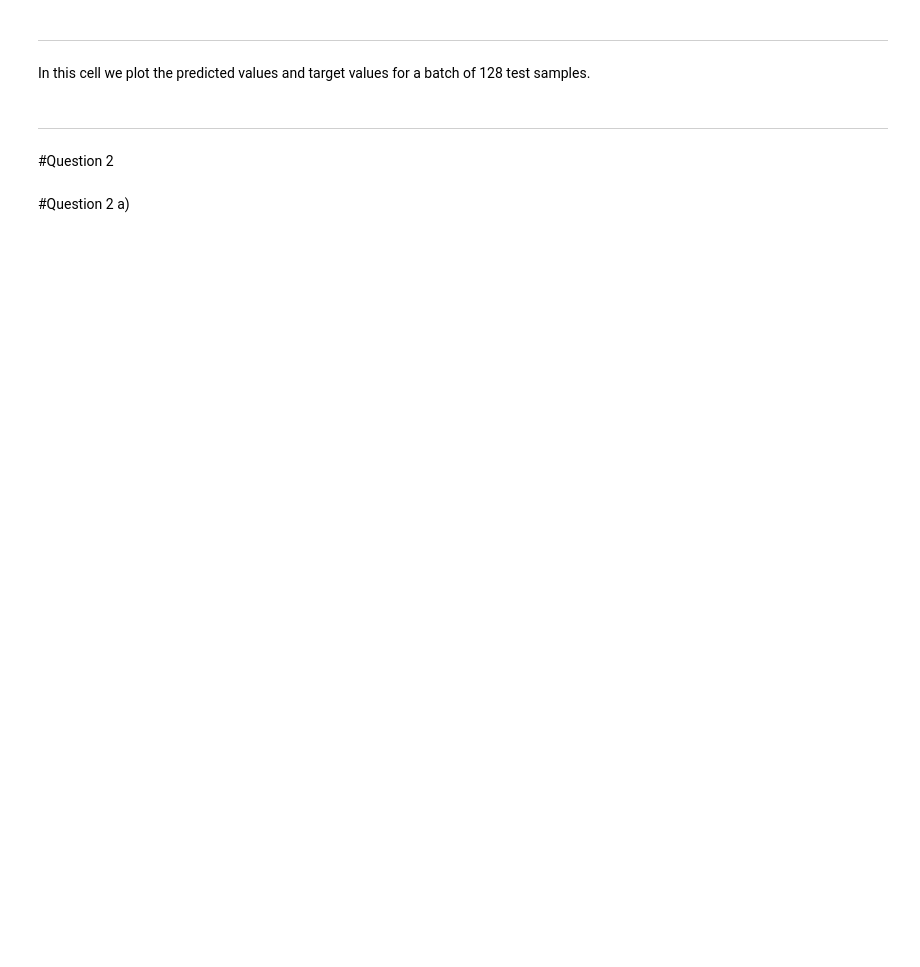
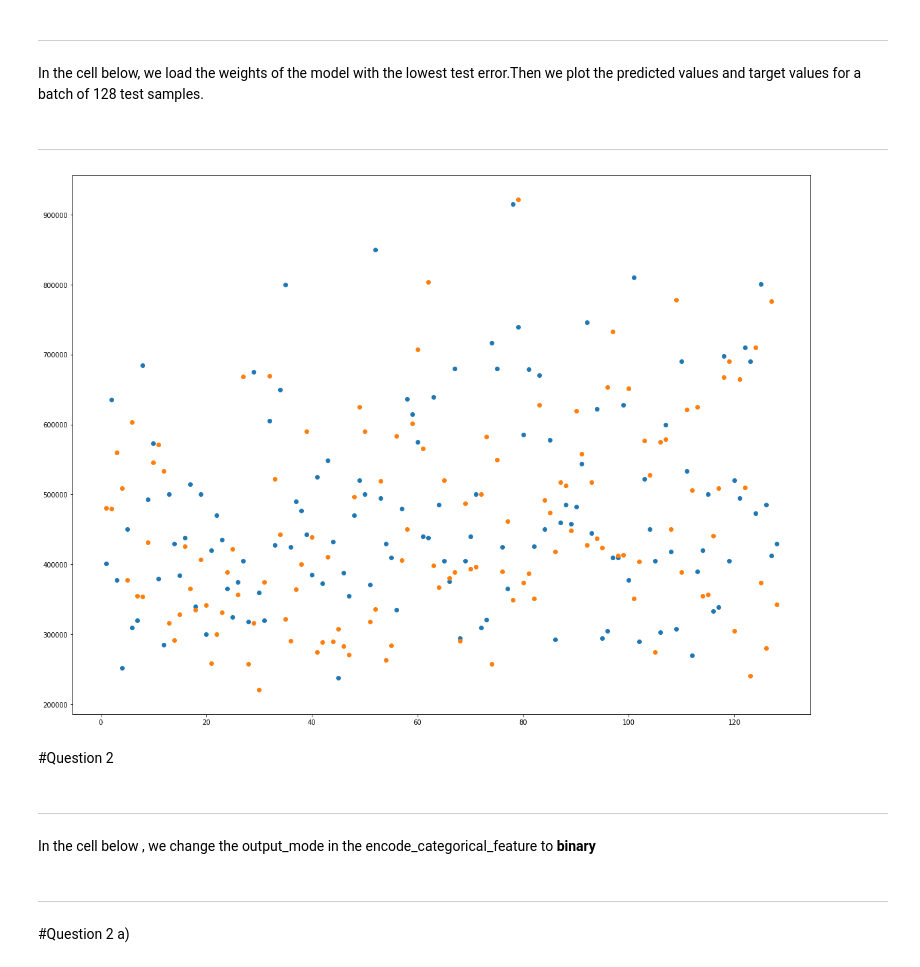
Before and after one commit to kirath2205/Neural-Network-Assignment-1, a Jupyter notebook: start_1b.ipynb, the cells around one changed output. Saved outputs shown, nothing was run; the diff lists cells and outputs as text; code cells hidden in the pictures; blank space fills up the shorter version.

```diff
--- a/start_1b.ipynb
+++ b/start_1b.ipynb
@@ -290,5 +366,5 @@ test_predictions = model.predict(val_ds)
 # %% [markdown]
-In this cell we plot the predicted values and target values for a batch of 128 test samples.
+In the cell below, we load the weights of the model with the lowest test error.Then we plot the predicted values and target values for a batch of 128 test samples.
 # %% [markdown]
 
 
@@ -303,3 +372,45 @@ plt.scatter(true_values_batch_128, test_predictions_batch_128)
+# %%
+
+
+model.load_weights(checkpoint_filepath)
+test_predictions = model.predict(val_ds)
+
+'''print()
+print()
+plt.figure(figsize = (10,8))
+test_predictions_batch_128 = test_predictions[:128]
+true_values = np.concatenate([y for x, y in val_ds], axis=0)
+true_values_batch_128 = true_values[:128]
+plt.scatter(true_values_batch_128, test_predictions_batch_128)
+print()
+print()'''
+
+plt.figure(figsize = (20,15))
+true_values = np.concatenate([y for x, y in val_ds], axis=0)
+true_values_batch = true_values[:128]
+predictions_batch = test_predictions[:128]
+true_value_points = []
+predicted_value_points = []
+sample_number = []
+for i in range(128):
+  true_value_points.append([i+1,true_values_batch[i]])
+  predicted_value_points.append([i+1,predictions_batch[i]])
+  sample_number.append(i+1)
+plt.scatter(sample_number , true_values_batch)
+plt.scatter(sample_number , predictions_batch)
+plt.show()
+# %% [output]
+[figure, added]
 # %% [markdown]
 #Question 2
+# %% [markdown]
+
+
+---
+# %% [markdown]
+In the cell below , we change the output_mode in the encode_categorical_feature to **binary**
+# %% [markdown]
+
+
+---
 # %%
```
Also changed, not shown: parts of 31 cells of this notebook.
